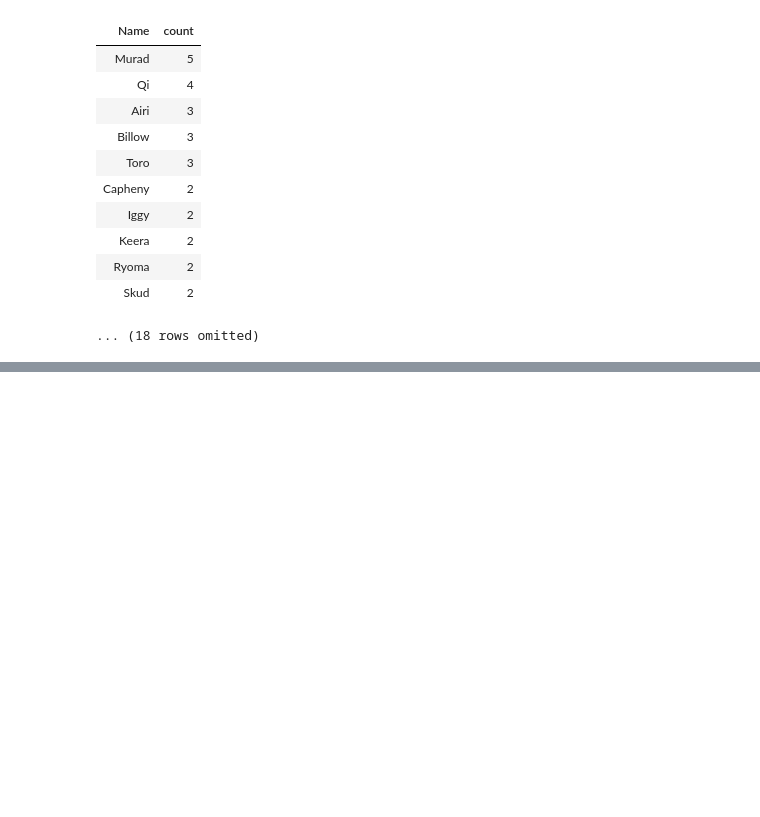
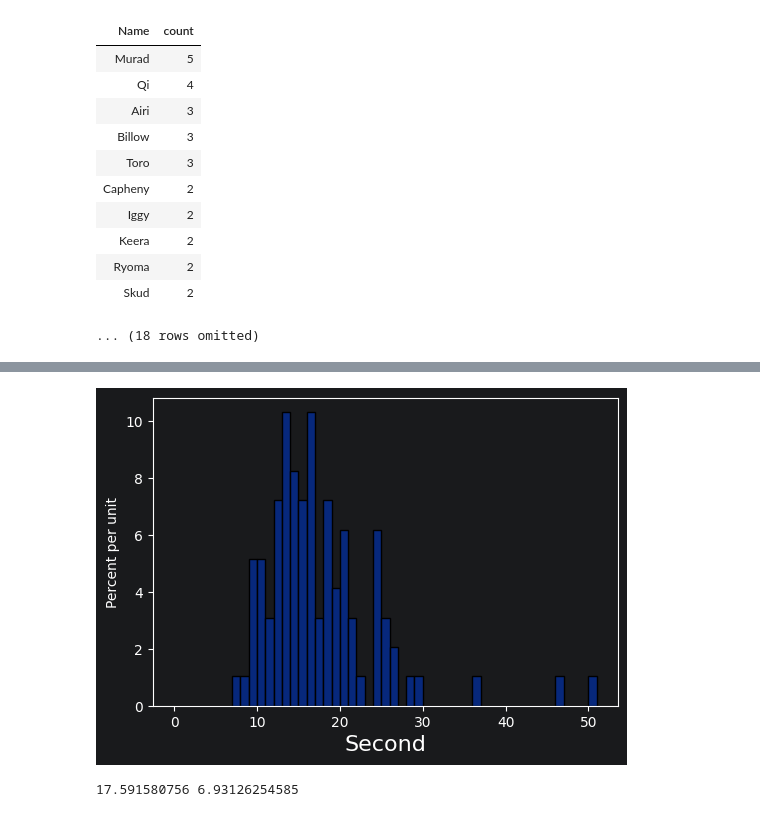
Before and after one commit to BariumAluminate/counter-banpick-trong-AIC2025, a Jupyter notebook: sample.ipynb, the cells around one changed output, grey strips where cells are left out. Cells and saved outputs as stored; diff of their text form; code cells hidden in the pictures; blank space fills up the shorter version.

Commit message:
add time and win count

```diff
--- a/sample.ipynb
+++ b/sample.ipynb
@@ -413,0 +423,20 @@ for i in top5list:
+# %%
+def all_to_second(time):
+    a = time.split(':')
+    return 60 * int(a[0]) + int(a[1])
+a = AIC2025.apply(all_to_second, 'Time')
+a = a / 60
+time_mean = np.mean(a)
+time_std = np.std(a)
+AIC2025_with_second = AIC2025.with_column(
+    'Second', a
+)
+bin_config = np.arange(52)
+AIC2025_with_second.hist('Second', bins=bin_config)
+plt.savefig('time.png',bbox_inches='tight', dpi=300)
+plt.show()
+plt.close()
+print(time_mean, time_std)
+# %% [output]
+[figure, added]
+17.591580756 6.93126254585
```
Also changed, not shown: parts of 1 cell of this notebook, 3 other files.
